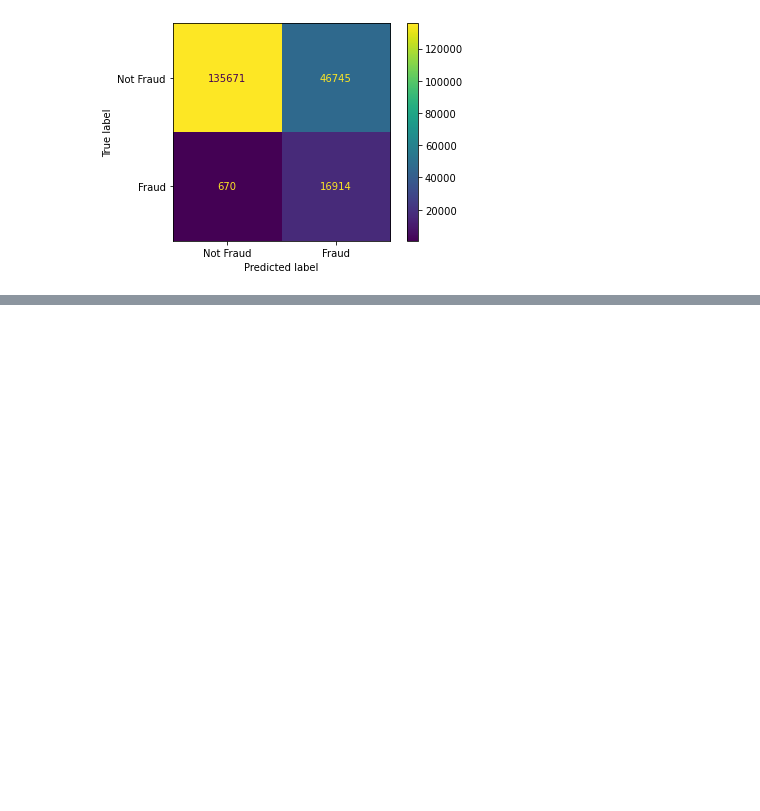
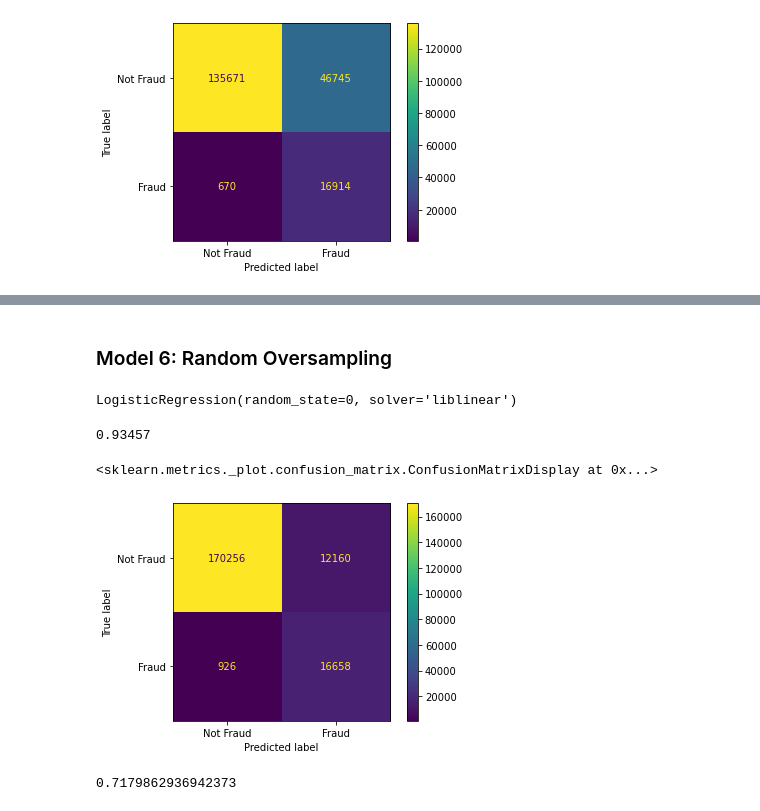
Before and after one commit to wavyvone/Credit_Card_Fraud, a Jupyter notebook: Logistic Regression.ipynb, the cells around one changed output, grey strips where cells are left out. Saved outputs shown, nothing was run; the diff lists cells and outputs as text; code cells hidden in the pictures; blank space fills up the shorter version.

```diff
--- a/Logistic Regression.ipynb
+++ b/Logistic Regression.ipynb
@@ -246,0 +304,34 @@ f1_score(test_Y, predict_Y)
+# %% [markdown]
+### Model 6: Random Oversampling
+# %%
+#random oversampling
+rand = RandomOverSampler(random_state=2023, sampling_strategy='minority')
+X_train_rand, y_train_rand = rand.fit_resample(train_X, train_Y)
+# %%
+#train model with training data
+model = LogisticRegression(solver='liblinear', random_state=0)
+model.fit(X_train_rand, y_train_rand)
+# %% [output]
+LogisticRegression(random_state=0, solver='liblinear')
+# %%
+#Get prediction
+predict_Y = model.predict(test_X)
+# %%
+#Get accuracy
+acc = accuracy_score(test_Y, predict_Y)
+print(acc)
+# %% [output]
+0.93457
+# %%
+c_matrix = confusion_matrix(test_Y, predict_Y)
+disp = ConfusionMatrixDisplay(confusion_matrix=c_matrix, display_labels=["Not Fraud", "Fraud"])
+disp.plot()
+# %% [output]
+<sklearn.metrics._plot.confusion_matrix.ConfusionMatrixDisplay at 0x...>
+[figure, added]
+# %%
+#print precision and recall
+f1 = f1_score(test_Y, predict_Y)
+print(f1)
+# %% [output]
+0.7179862936942373
```
Also changed, not shown: parts of 29 cells of this notebook.
